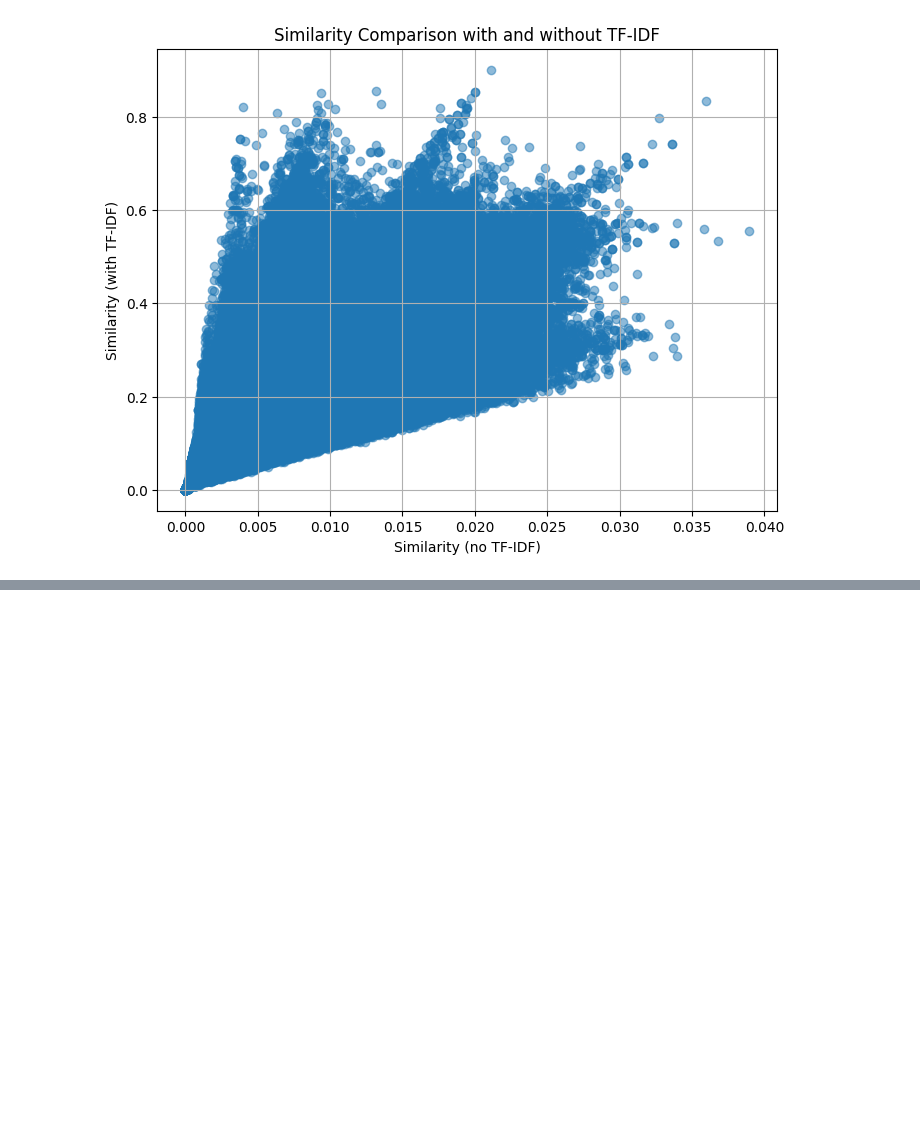
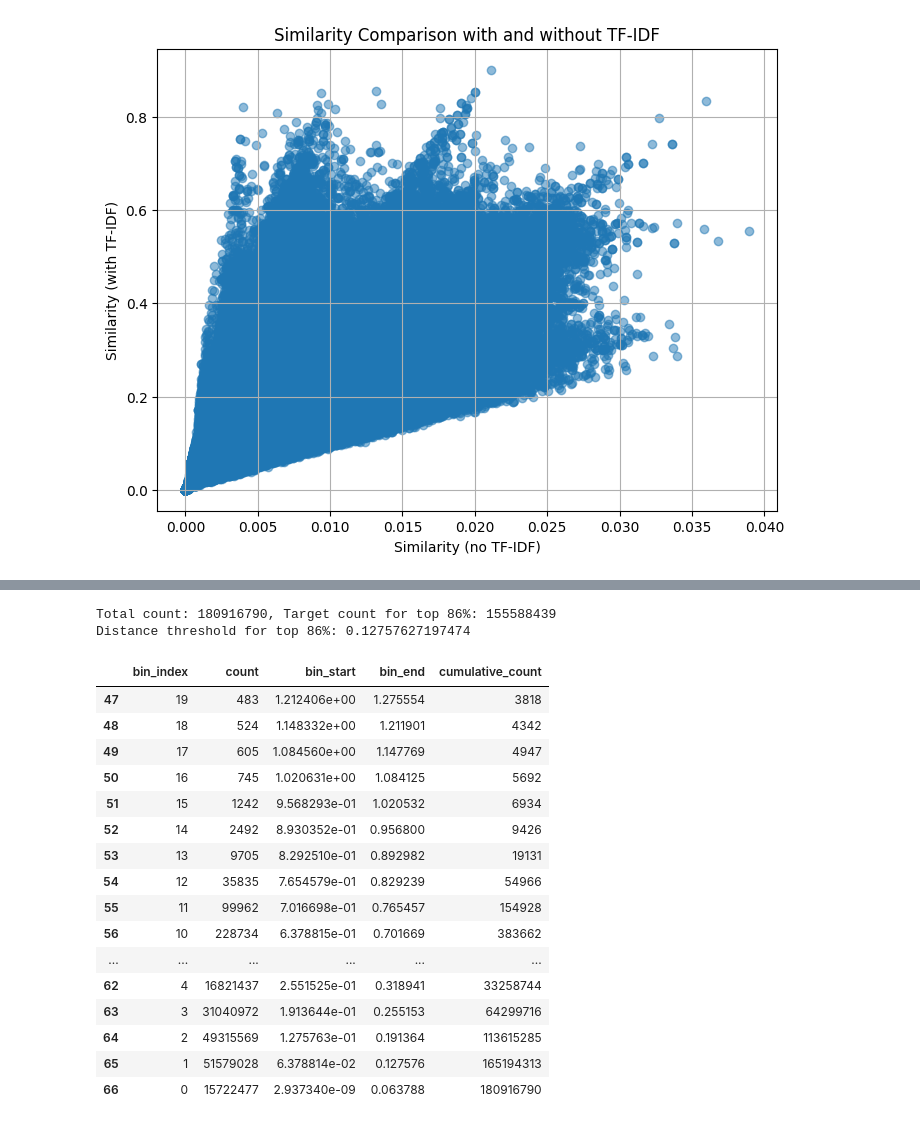
Before and after one commit to dangtom700/StudyApp_V2_May18_2024, a Jupyter notebook: scripts/main.ipynb, the cells around one changed output, grey strips where cells are left out. Drawn from its saved outputs; the diff is of its cells as text; code cells hidden in the pictures; blank space fills up the shorter version.

```diff
--- a/scripts/main.ipynb
+++ b/scripts/main.ipynb
@@ -186,0 +153,29 @@ plt.show()
+# %%
+target_count = bar_dist['count'].sum() * 0.86 # Top 86% of the data
+print(f"Total count: {bar_dist['count'].sum()}, Target count for top 86%: {int(target_count)}")
+temp = bar_dist.sort_values(by='bin_end', ascending=False).reset_index(drop=True)
+temp['cumulative_count'] = temp['count'].cumsum()
+threshold_index = temp[temp['cumulative_count'] >= target_count].index[0]
+threshold_distance = temp.loc[threshold_index, 'bin_end']
+print(f"Distance threshold for top 86%: {threshold_distance}")
+temp.tail(20)
+# %% [output]
+Total count: 180916790, Target count for top 86%: 155588439
+Distance threshold for top 86%: 0.12757627197474
+|  | bin_index | count | bin_start | bin_end | cumulative_count |
+| 47 | 19 | 483 | 1.212406e+00 | 1.275554 | 3818 |
+| 48 | 18 | 524 | 1.148332e+00 | 1.211901 | 4342 |
+| 49 | 17 | 605 | 1.084560e+00 | 1.147769 | 4947 |
+| 50 | 16 | 745 | 1.020631e+00 | 1.084125 | 5692 |
+| 51 | 15 | 1242 | 9.568293e-01 | 1.020532 | 6934 |
+| 52 | 14 | 2492 | 8.930352e-01 | 0.956800 | 9426 |
+| 53 | 13 | 9705 | 8.292510e-01 | 0.892982 | 19131 |
+| 54 | 12 | 35835 | 7.654579e-01 | 0.829239 | 54966 |
+| 55 | 11 | 99962 | 7.016698e-01 | 0.765457 | 154928 |
+| 56 | 10 | 228734 | 6.378815e-01 | 0.701669 | 383662 |
+| ... | ... | ... | ... | ... | ... |
+| 62 | 4 | 16821437 | 2.551525e-01 | 0.318941 | 33258744 |
+| 63 | 3 | 31040972 | 1.913644e-01 | 0.255153 | 64299716 |
+| 64 | 2 | 49315569 | 1.275763e-01 | 0.191364 | 113615285 |
+| 65 | 1 | 51579028 | 6.378814e-02 | 0.127576 | 165194313 |
+| 66 | 0 | 15722477 | 2.937340e-09 | 0.063788 | 180916790 |
```
Also changed, not shown: parts of 7 cells of this notebook, 1 other file.
